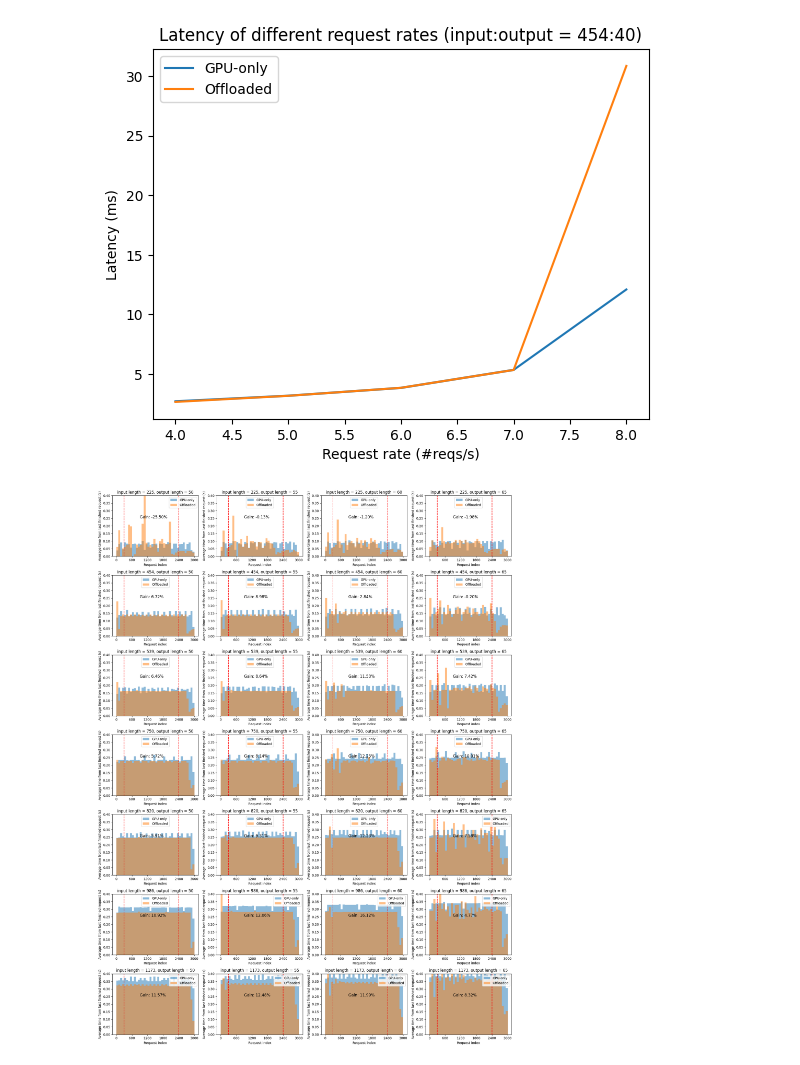
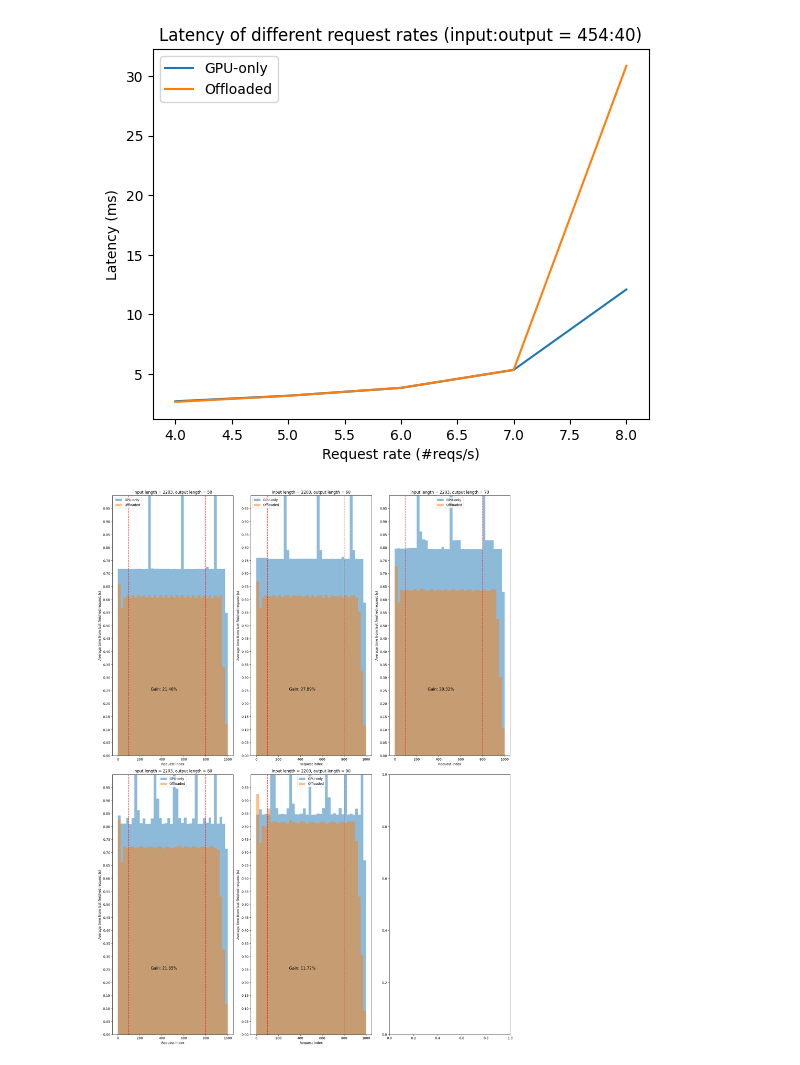
Before and after one commit to SwiftSeal03/swiftLLM, a Jupyter notebook: profile/e2e-illst.ipynb, the cells around one changed output. Cells and saved outputs as stored; diff of their text form; code cells hidden in the pictures.

```diff
--- a/profile/e2e-illst.ipynb
+++ b/profile/e2e-illst.ipynb
@@ -3,14 +3,14 @@ import matplotlib.pyplot as plt
 import json
 import numpy as np
 
-in_len = 986
-num_data = 3000
-output_lens = [30, 40, 50, 60, 70, 80]
+in_len = 2203
+num_data = 1000
+output_lens = [50, 60, 70, 80, 90]
 
 tps = [[], []]
 
 for out_len in output_lens:
-  path_prefix = '../data/d0827/'
+  path_prefix = '../data/d0919/'
   file_names = [f'{num_data}-{in_len}-{out_len}-True.json', f'{num_data}-{in_len}-{out_len}-False.json']
   # file_names = [f'{num_data}-{out_len}-True.json', f'{num_data}-{out_len}-False.json']
   file_names = [path_prefix + f for f in file_names]
@@ -138,8 +140,8 @@ import json
 import numpy as np
 import matplotlib.pyplot as plt
 
-num_data = 3000
-path_prefix = '../data/d0827/'
+num_data = 1000
+path_prefix = '../data/d0919/'
 
 def draw_bar_diagram(in_len, out_len, ax: plt.Axes):
   file_names = [f'{num_data}-{in_len}-{out_len}-True.json', f'{num_data}-{in_len}-{out_len}-False.json']
@@ -168,41 +170,42 @@ def draw_bar_diagram(in_len, out_len, ax: plt.Axes):
 
     througputs.append(1 / np.mean(data[nwarmup: ncooldown]))
 
   ax.axvline(x=nwarmup, color='r', linestyle='dashed')
   ax.axvline(x=ncooldown, color='r', linestyle='dashed')
 
   ndisp_seg = 5
   disp_seg_len = (ndata + 1) // ndisp_seg
   ax.set_xticks(list(range(0, ndata, disp_seg_len)) + [ndata + 1])
-  ax.set_yticks([i * 0.05 for i in range(9)])
-  ax.set_ylim(0, 0.40)
+  ax.set_yticks([i * 0.05 for i in range(20)])
+  ax.set_ylim(0, 1.0)
   ax.set_xlabel('Request index')
   ax.set_ylabel('Average time from last finished request (s)')
   ax.legend()
   ax.title.set_text(f'input length = {in_len}, output length = {out_len}')
 
   gain = througputs[1] / througputs[0] - 1
   ax.text(ndata * 0.3, 0.25, f'Gain: {gain*100:.2f}%', fontsize=12)
 
-nr, nc = 7, 4
+nr, nc = 2, 3
 fig, axes = plt.subplots(nr, nc)
 in2out = {
   # 2000: [50, 51, 53, 55, 57, 59],
-  225: [50, 55, 60, 65],
-  454: [50, 55, 60, 65],
-  539: [50, 55, 60, 65],
-  750: [50, 55, 60, 65],
-  820: [50, 55, 60, 65],
-  986: [50, 55, 60, 65],
-  1173: [50, 55, 60, 65],
+  # 225: [50, 55, 60, 65],
+  # 454: [50, 55, 60, 65],
+  # 539: [50, 55, 60, 65],
+  # 750: [50, 55, 60, 65],
+  # 820: [50, 55, 60, 65],
+  # 986: [60, 65],
+  2203: [50, 60, 70, 80, 90],
+  # 1173: [50, 55, 60, 65],
 }
 
 settings = [(in_len, out_len) for in_len in in2out for out_len in in2out[in_len]]
 
 fig.set_size_inches(18, 24)
 for i, (in_len, out_len) in enumerate(settings):
   draw_bar_diagram(in_len, out_len, axes[i // nc, i % nc])
 
 plt.tight_layout()
 # %% [output]
-[figure, old version]
+[figure, new version]
```
Also changed, not shown: parts of 2 cells of this notebook, 10 other files.
